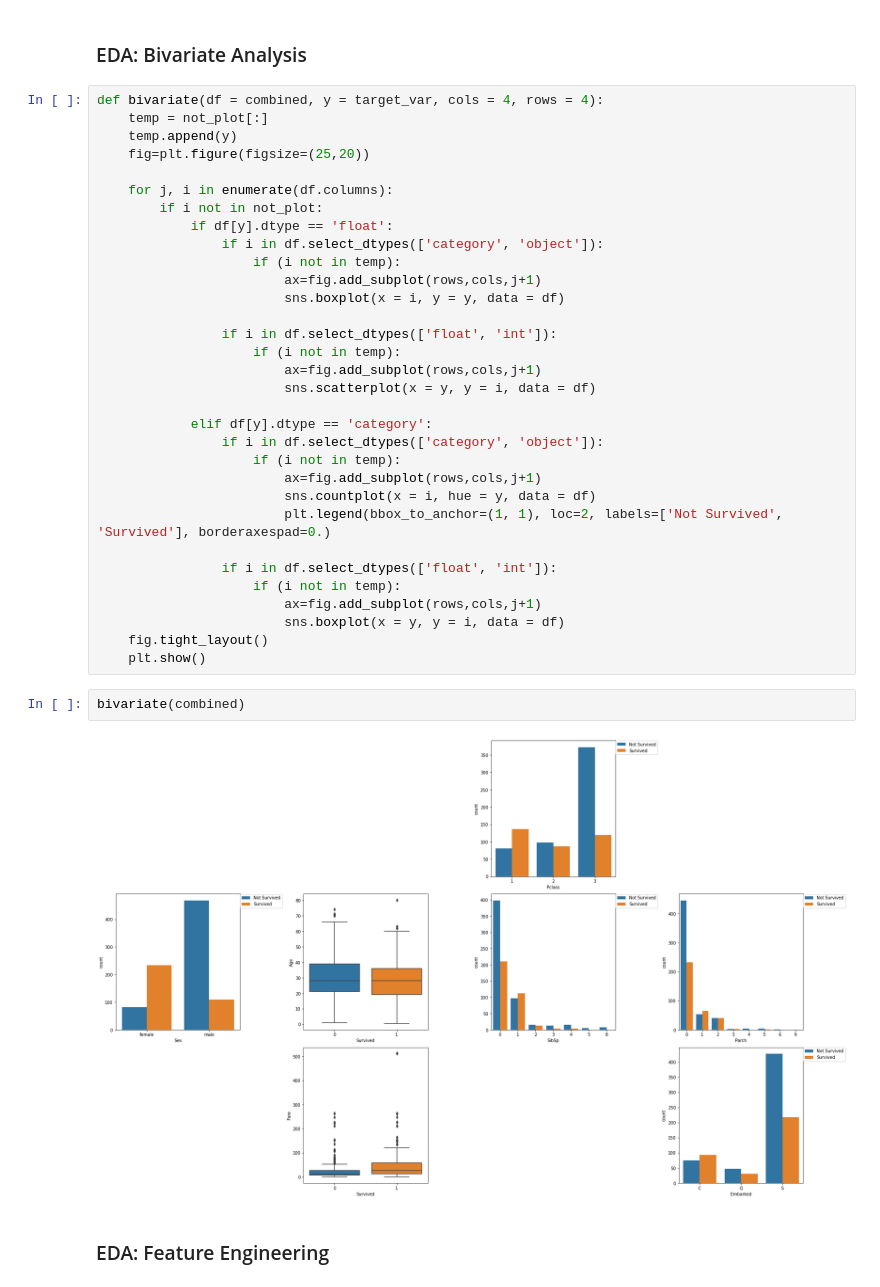
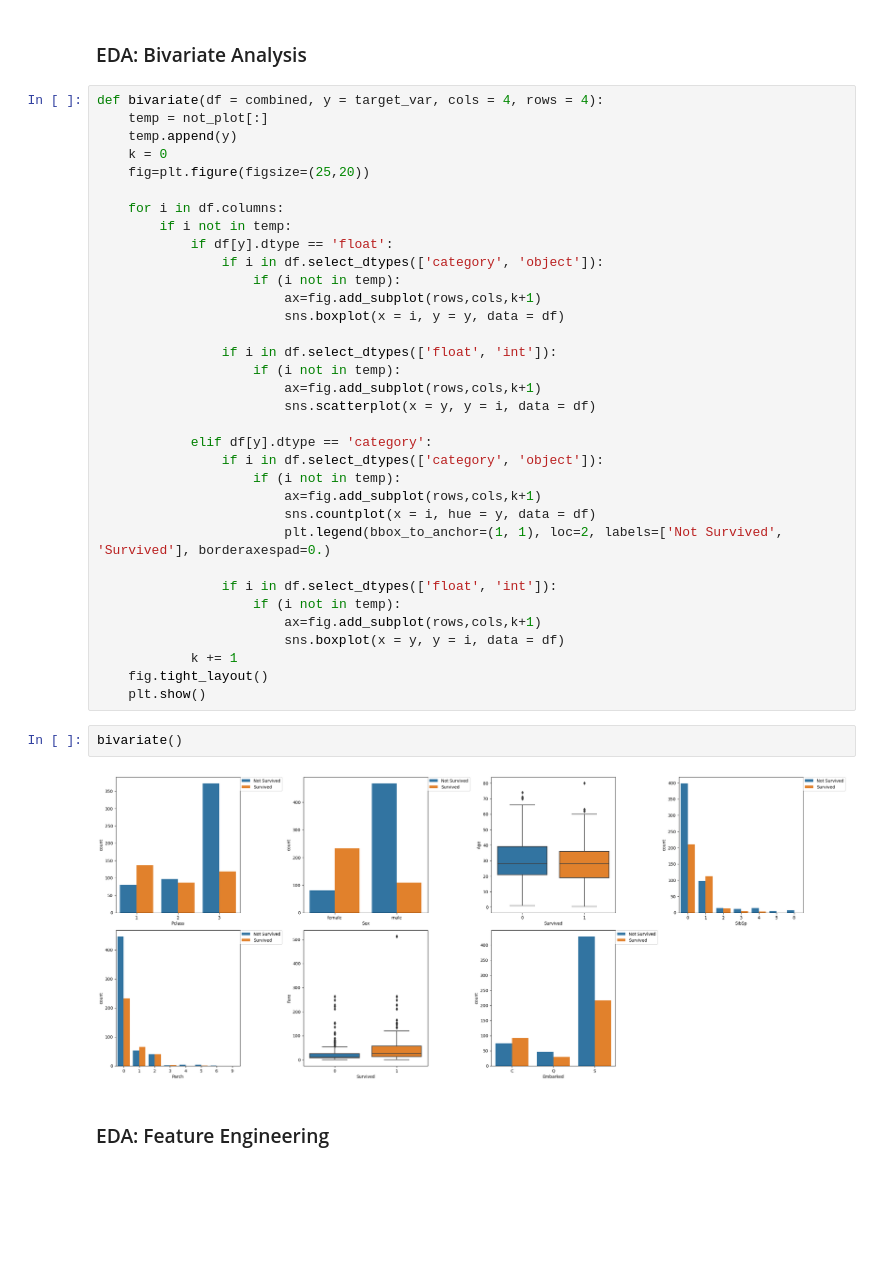
Before and after one commit to Dhruv-Chandra/Titanic, a Jupyter notebook: Titanic.ipynb, the cells around one changed output. Cells and saved outputs as stored; diff of their text form; blank space fills up the shorter version.

Commit message:
Visualization Function Changes.

```diff
--- a/Titanic.ipynb
+++ b/Titanic.ipynb
@@ -382,38 +384,40 @@ univariate(combined)
 def bivariate(df = combined, y = target_var, cols = 4, rows = 4):
     temp = not_plot[:]
     temp.append(y)
+    k = 0
     fig=plt.figure(figsize=(25,20))
 
-    for j, i in enumerate(df.columns):
-        if i not in not_plot:
+    for i in df.columns:
+        if i not in temp:
             if df[y].dtype == 'float':
                 if i in df.select_dtypes(['category', 'object']):
                     if (i not in temp):
-                        ax=fig.add_subplot(rows,cols,j+1)
+                        ax=fig.add_subplot(rows,cols,k+1)
                         sns.boxplot(x = i, y = y, data = df)
 
                 if i in df.select_dtypes(['float', 'int']):
                     if (i not in temp):
-                        ax=fig.add_subplot(rows,cols,j+1)
+                        ax=fig.add_subplot(rows,cols,k+1)
                         sns.scatterplot(x = y, y = i, data = df)
 
             elif df[y].dtype == 'category':
                 if i in df.select_dtypes(['category', 'object']):
                     if (i not in temp):
-                        ax=fig.add_subplot(rows,cols,j+1)
+                        ax=fig.add_subplot(rows,cols,k+1)
                         sns.countplot(x = i, hue = y, data = df)
                         plt.legend(bbox_to_anchor=(1, 1), loc=2, labels=['Not Survived', 'Survived'], borderaxespad=0.)
 
                 if i in df.select_dtypes(['float', 'int']):
                     if (i not in temp):
-                        ax=fig.add_subplot(rows,cols,j+1)
+                        ax=fig.add_subplot(rows,cols,k+1)
                         sns.boxplot(x = y, y = i, data = df)
+            k += 1
     fig.tight_layout()
     plt.show()
 # %%
-bivariate(combined)
+bivariate()
 # %% [output]
-[figure, old version]
+[figure, new version]
 # %% [markdown]
 ### EDA: Feature Engineering
 # %%
```
Also changed, not shown: parts of 9 cells of this notebook.
